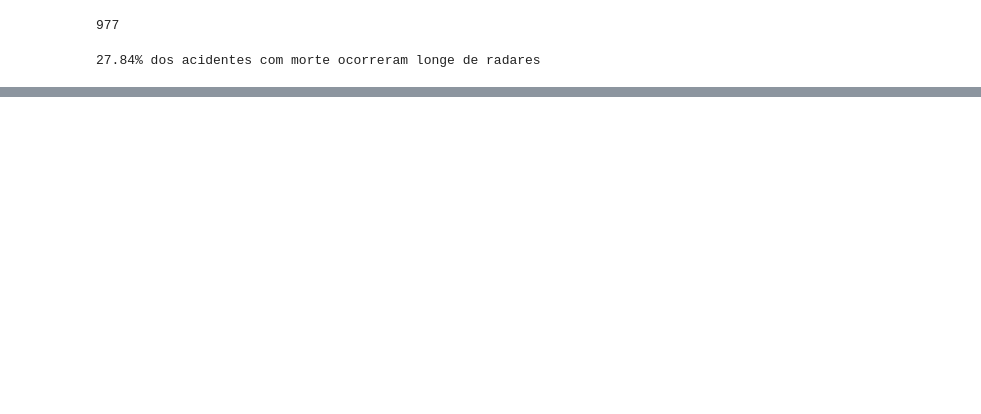
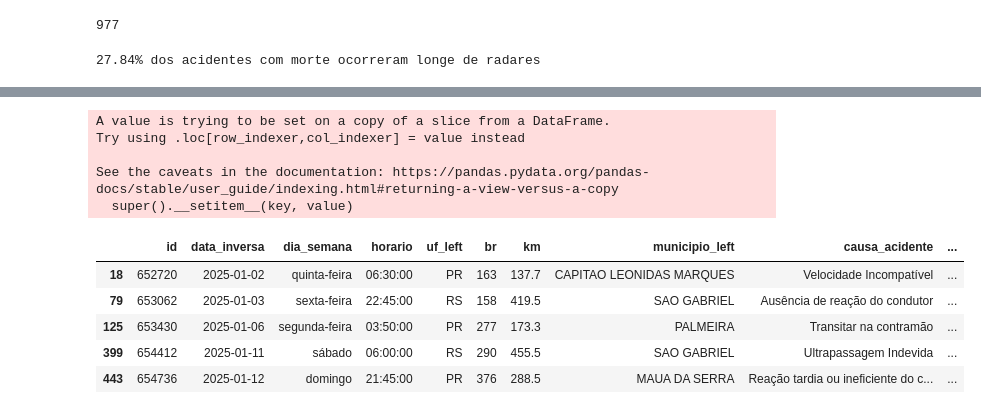
Before and after one commit to adrianop/dataScience, a Jupyter notebook: analise espacial/3 - abordagem_com_radares.ipynb, the cells around one changed output, grey strips where cells are left out. Drawn from its saved outputs; the diff is of its cells as text; code cells hidden in the pictures; blank space fills up the shorter version.

```diff
--- a/analise espacial/3 - abordagem_com_radares.ipynb
+++ b/analise espacial/3 - abordagem_com_radares.ipynb
@@ -273,0 +349,15 @@ tabela_resultado.head(20)
+# %%
+acidentes_mortais_sem_radar['km'] = acidentes_mortais_sem_radar['km'].str.replace(',', '.', regex=False).astype(float)
+acidentes_mortais_sem_radar.head()
+# %% [output]
+A value is trying to be set on a copy of a slice from a DataFrame.
+Try using .loc[row_indexer,col_indexer] = value instead
+
+See the caveats in the documentation: https://pandas.pydata.org/pandas-docs/stable/user_guide/indexing.html#returning-a-view-versus-a-copy
+  super().__setitem__(key, value)
+|  | id | data_inversa | dia_semana | horario | uf_left | br | km | municipio_left | causa_acidente | ... |
+| 18 | 652720 | 2025-01-02 | quinta-feira | 06:30:00 | PR | 163 | 137.7 | CAPITAO LEONIDAS MARQUES | Velocidade Incompatível | ... |
+| 79 | 653062 | 2025-01-03 | sexta-feira | 22:45:00 | RS | 158 | 419.5 | SAO GABRIEL | Ausência de reação do condutor | ... |
+| 125 | 653430 | 2025-01-06 | segunda-feira | 03:50:00 | PR | 277 | 173.3 | PALMEIRA | Transitar na contramão | ... |
+| 399 | 654412 | 2025-01-11 | sábado | 06:00:00 | RS | 290 | 455.5 | SAO GABRIEL | Ultrapassagem Indevida | ... |
+| 443 | 654736 | 2025-01-12 | domingo | 21:45:00 | PR | 376 | 288.5 | MAUA DA SERRA | Reação tardia ou ineficiente do c... | ... |
```
Also changed, not shown: parts of 24 cells of this notebook, 1 other file.
